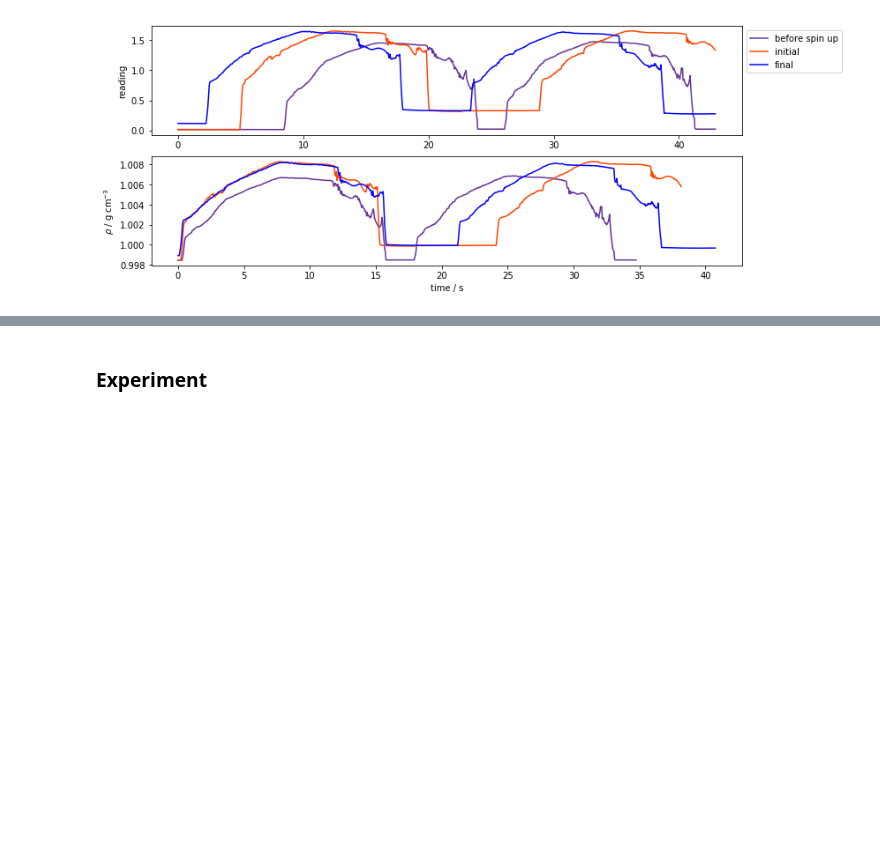
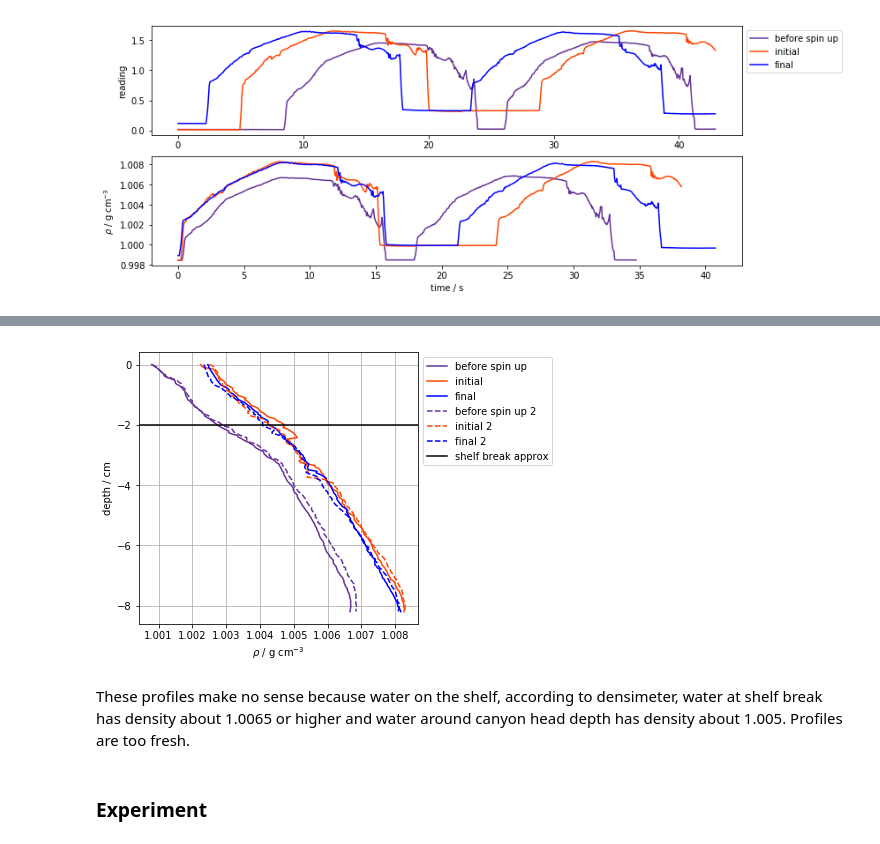
Before and after one commit to UBC-MOAD/MultipleCanyons, a Jupyter notebook: lab/Conduino/Calibration/notebooks/exp_28mar19.ipynb, the cells around one changed output, grey strips where cells are left out. Saved outputs shown, nothing was run; the diff lists cells and outputs as text; code cells hidden in the pictures; blank space fills up the shorter version.

```diff
--- a/lab/Conduino/Calibration/notebooks/exp_28mar19.ipynb
+++ b/lab/Conduino/Calibration/notebooks/exp_28mar19.ipynb
@@ -294,3 +300,45 @@ Text(0,0.5,'$\\rho$ / g cm$^{-3}$')
+# %%
+fig, (ax2) = plt.subplots(1,1, figsize=(5,5))
+
+filepath_ini0 = '../../exp_28mar19/profile_before_spinup_2.mat'
+filepath_ini = '../../exp_28mar19/profile_initial_2.mat'
+filepath_fin = '../../exp_28mar19/profile_final_2.mat'
+
+mat_ini0 = sio.loadmat(filepath_ini0, squeeze_me=True)
+mat_ini = sio.loadmat(filepath_ini, squeeze_me=True)
+mat_fin = sio.loadmat(filepath_fin, squeeze_me=True)
+
+P_ini0 = mat_ini0['ch3']#dens_C(mat['ch2'])
+P_ini = mat_ini['ch3']#dens_C(mat['ch2'])
+P_fin = mat_fin['ch3']#dens_C(mat['ch2'])
+dens_P_ini0 = densP(mat_ini0['ch3'])
+dens_P_ini = densP(mat_ini['ch3'])
+dens_P_fin = densP(mat_fin['ch3'])
+
+time_ini0 = mat_ini0['time']
+time_ini = mat_ini['time']
+time_fin = mat_fin['time']
+
+max_depth=8.2 # cm
+ax2.plot(dens_P_ini0[205:380],-time2dist(max_depth,(time_ini0[205:380]-time_ini0[205])), label='before spin up', color=colors[1])
+
+ax2.plot(dens_P_ini[122:292],-time2dist(max_depth,time_ini[122:292]-time_ini[122]), label='initial', color=colors[2])
+
+ax2.plot(dens_P_fin[60:230], -time2dist(max_depth,time_fin[60:230]-time_fin[60]),label='final', color=colors[3])
+
+ax2.plot(dens_P_ini0[615:785],-time2dist(max_depth,time_ini0[615:785]-time_ini0[615]),'--', label='before spin up 2', color=colors[1])
+ax2.plot(dens_P_ini[677:847],-time2dist(max_depth,time_ini[677:847]-time_ini[677]),'--', label='initial 2', color=colors[2])
+ax2.plot(dens_P_fin[550:720],-time2dist(max_depth,time_fin[550:720]-time_fin[550]),'--', label='final 2', color=colors[3])
+
+ax2.axhline(-2,color='k', label='shelf break approx')
+ax2.legend(bbox_to_anchor=(1,1))
+ax2.set_ylabel('depth / cm')
+ax2.set_xlabel(r'$\rho$ / g cm$^{-3}$')
+ax2.grid(axis='both')
+# %% [output]
+[figure, added]
+# %% [markdown]
+These profiles make no sense because water on the shelf, according to densimeter, water at shelf break has density about 1.0065 or higher and water around canyon head depth has density about 1.005. Profiles are too fresh.
 # %% [markdown]
 ### Experiment
 # %%
```
Also changed, not shown: parts of 5 cells of this notebook.
